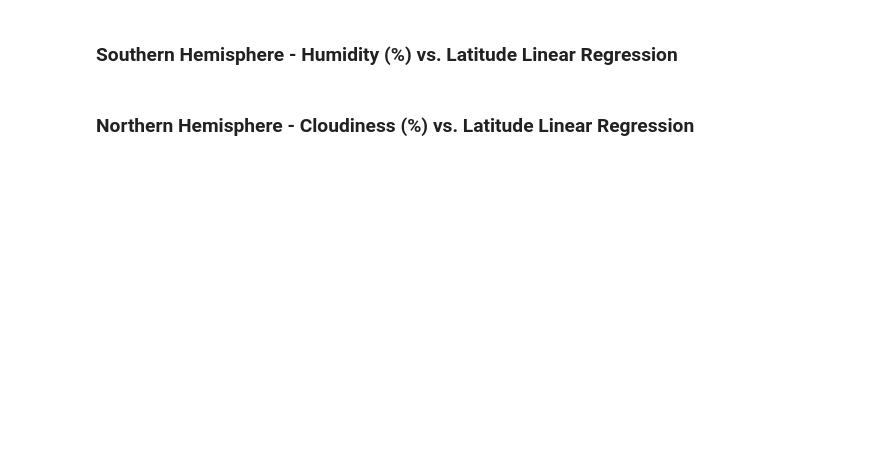
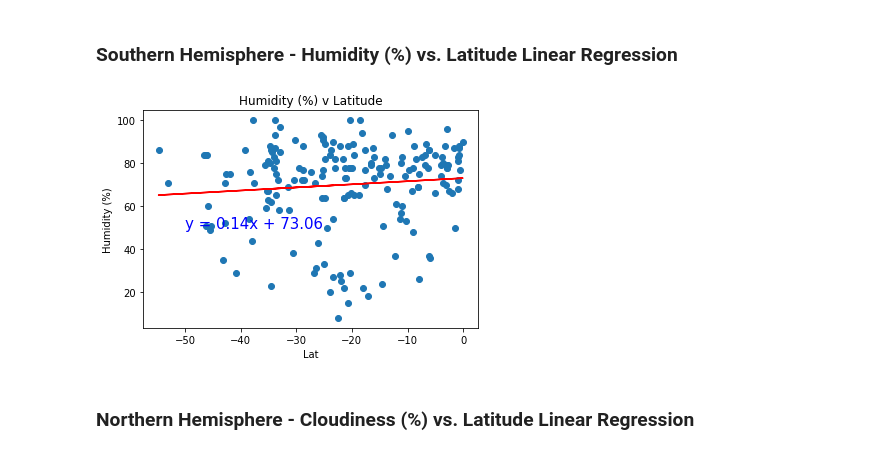
Before and after one commit to shamikasule/python-api-challenge, a Jupyter notebook: WeatherPy/WeatherPy.ipynb, the cells around one changed output. Cells and saved outputs as stored; diff of their text form; code cells hidden in the pictures; blank space fills up the shorter version.

```diff
--- a/WeatherPy/WeatherPy.ipynb
+++ b/WeatherPy/WeatherPy.ipynb
@@ -298,2 +356,24 @@ print(df_sh)
 # %% [markdown]
 ###  Southern Hemisphere - Humidity (%) vs. Latitude Linear Regression
+# %%
+#passing df_sh lat values as x and df_sh humidity values as y
+plt.scatter(df_sh["Lat"],df_sh["Humidity (%)"])
+
+#linregress returns slope, intercept, rvalue, pvalue, stderror
+(slope, intercept, rvalue, pvalue, stderr)=linregress(df_sh["Lat"], df_sh["Humidity (%)"])
+a=df_sh["Lat"]*slope+intercept
+
+#Equation of line & rounding the values to 2 decimals
+line_eq = "y = " + str(round(slope,2)) + "x + " + str(round(intercept,2))
+
+plt.plot(df_sh["Lat"],a,"r-")
+
+plt.annotate(line_eq,(-50,50),fontsize=15,color="blue")
+
+# Title, x label, and y label for chart
+plt.title("Humidity (%) v Latitude")
+plt.xlabel("Lat")
+plt.ylabel("Humidity (%)")
+plt.show()
+# %% [output]
+[figure, added]
```
Also changed, not shown: parts of 37 cells of this notebook, 13 other files.
